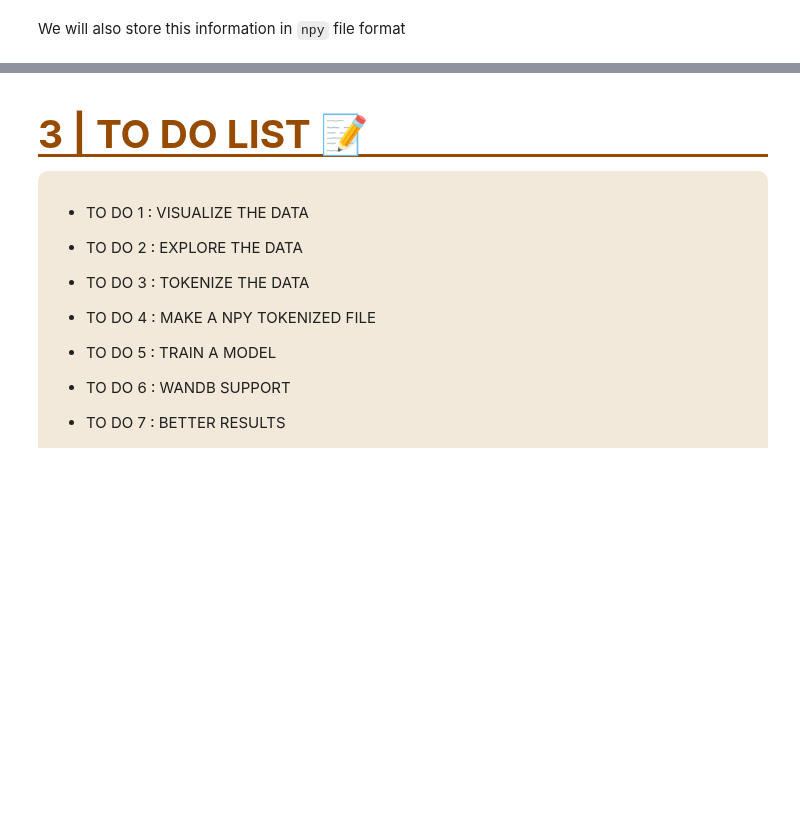
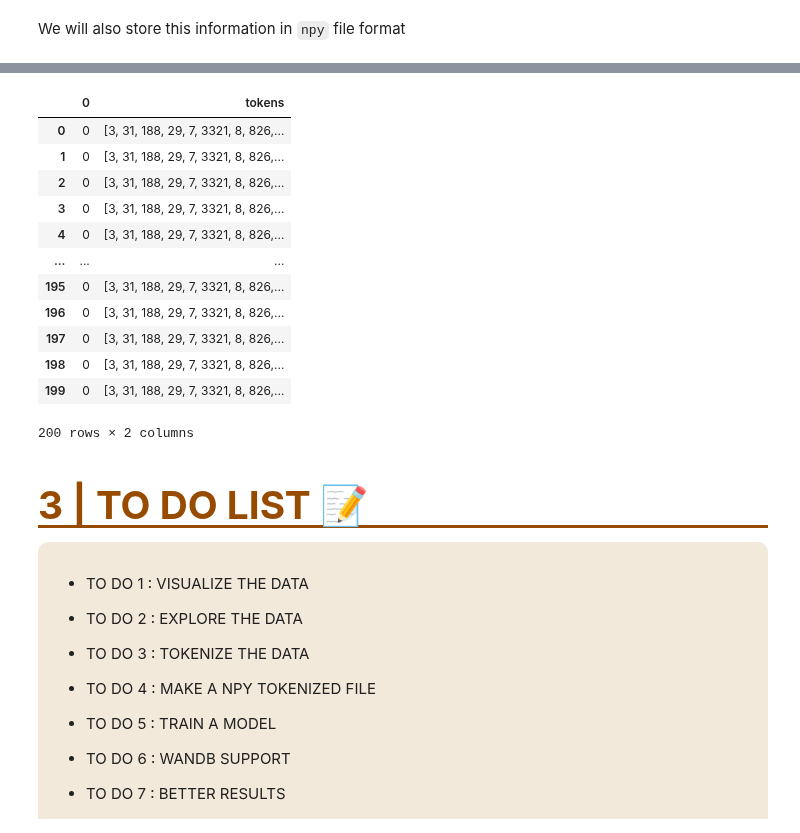
Before and after one commit to AyushSinghal9020/AyushSinghal9020, a Jupyter notebook: understanding-the-competition-kaggle-llm.ipynb, the cells around one changed output, grey strips where cells are left out. Saved outputs shown, nothing was run; the diff lists cells and outputs as text; code cells hidden in the pictures; blank space fills up the shorter version.

```diff
--- a/understanding-the-competition-kaggle-llm.ipynb
+++ b/understanding-the-competition-kaggle-llm.ipynb
@@ -299,0 +369,7 @@ np.save("/kaggle/working/Kaggle LLMs Embedments/Numpy/Bert Based Tokenizer/Train
+# %%
+stri = "'Answer the following question by outputting the letters A, B, C, D, and E '\
+    'in order of the most likely to be correct to the to least likely to be correct.'\n\n"
+for x in range(1 , 6):
+    stri += "\n" + str(train.columns[x]) + ") " + str(train.iloc[0][x])
+
+print(stri)
@@ -299,0 +385,3 @@ np.save("/kaggle/working/Kaggle LLMs Embedments/Numpy/Bert Based Tokenizer/Train
+# %%
+flan_t5_tokens = flan_t5_tokenizer(stri , return_tensors = "pt")
+flan_t5_tokens
@@ -299,0 +430,11 @@ np.save("/kaggle/working/Kaggle LLMs Embedments/Numpy/Bert Based Tokenizer/Train
+# %%
+def t5_tokenize(idx):
+
+    stri = "'Answer the following question by outputting the letters A, B, C, D, and E '\
+    'in order of the most likely to be correct to the to least likely to be correct.'\n\n"
+    for x in range(1 , 6):
+        stri += "\n" + str(train.columns[x]) + ") " + str(train.iloc[idx][x])
+
+    flan_t5_tokens = flan_t5_tokenizer(stri , return_tensors = "pt")
+
+    return flan_t5_tokens["input_ids"].detach().numpy().squeeze()
@@ -299,0 +461,20 @@ np.save("/kaggle/working/Kaggle LLMs Embedments/Numpy/Bert Based Tokenizer/Train
+# %%
+flan_t5_base_v2 = pd.DataFrame([0 for _ in range(200)])
+
+flan_t5_base_v2["tokens"] = ([t5_tokenize(idx) for idx in tqdm.tqdm(range(200) , total = 200)])
+# %%
+flan_t5_base_v2
+# %% [output]
+|  | 0 | tokens |
+| 0 | 0 | [3, 31, 188, 29, 7, 3321, 8, 826,... |
+| 1 | 0 | [3, 31, 188, 29, 7, 3321, 8, 826,... |
+| 2 | 0 | [3, 31, 188, 29, 7, 3321, 8, 826,... |
+| 3 | 0 | [3, 31, 188, 29, 7, 3321, 8, 826,... |
+| 4 | 0 | [3, 31, 188, 29, 7, 3321, 8, 826,... |
+| ... | ... | ... |
+| 195 | 0 | [3, 31, 188, 29, 7, 3321, 8, 826,... |
+| 196 | 0 | [3, 31, 188, 29, 7, 3321, 8, 826,... |
+| 197 | 0 | [3, 31, 188, 29, 7, 3321, 8, 826,... |
+| 198 | 0 | [3, 31, 188, 29, 7, 3321, 8, 826,... |
+| 199 | 0 | [3, 31, 188, 29, 7, 3321, 8, 826,... |
+200 rows × 2 columns
```
Also changed, not shown: parts of 32 cells of this notebook.
